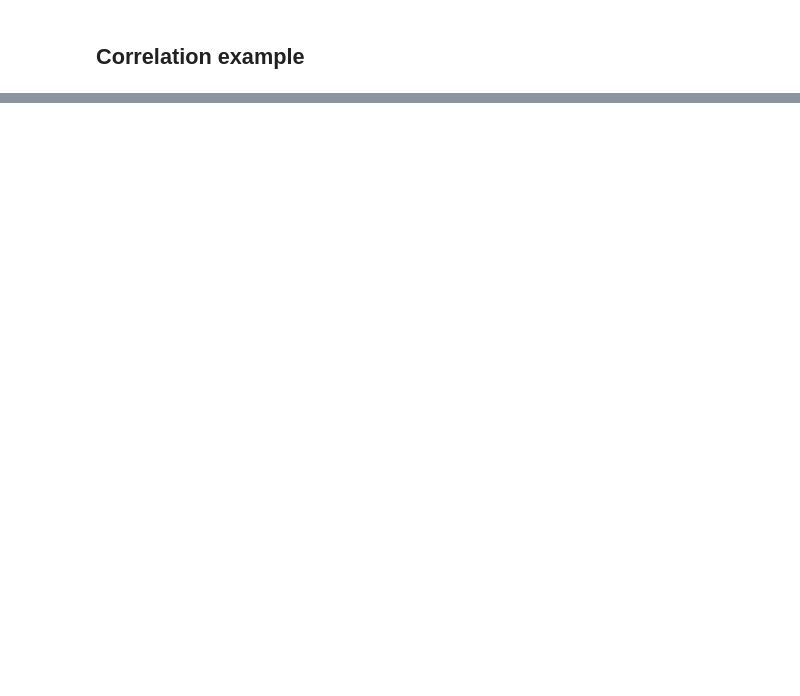
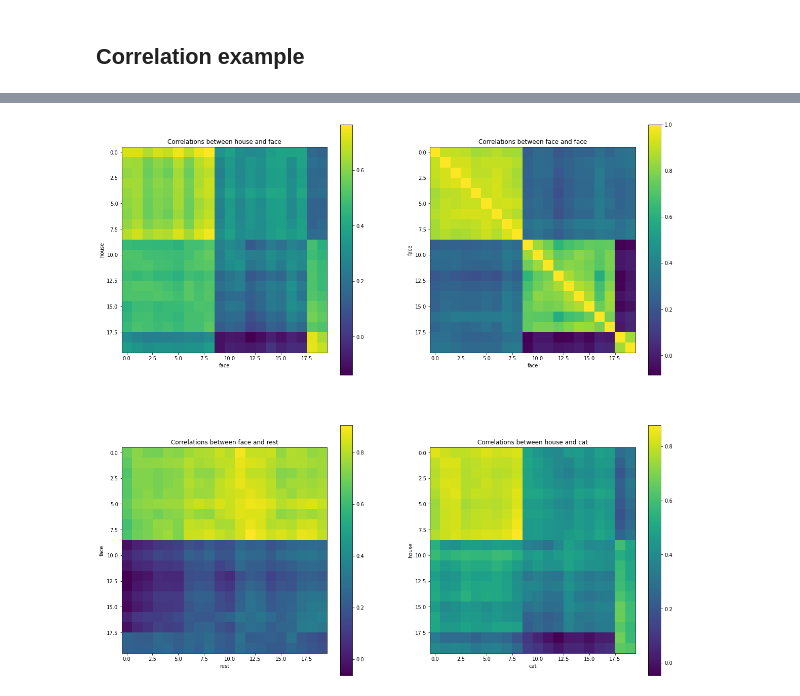
Before and after one commit to MohammadRaziei/FMRI-ANS, a Jupyter notebook: PYMVPA.ipynb, the cells around one changed output, grey strips where cells are left out. Saved outputs shown, nothing was run; the diff lists cells and outputs as text; code cells hidden in the pictures; blank space fills up the shorter version.

```diff
--- a/PYMVPA.ipynb
+++ b/PYMVPA.ipynb
@@ -225,0 +219,12 @@ fig.show()
+# %%
+fig, ax = plt.subplots(2, 2, figsize=(20, 20))
+x, y = 20, 20
+
+show_colormap_corr(ax=ax[0, 0], cat1="house", cat2="face", ds=ds, xx=x, yy=y)
+show_colormap_corr(ax=ax[0, 1], cat1="face", cat2="face", ds=ds, xx=x, yy=y)
+show_colormap_corr(ax=ax[1, 0], cat1="face", cat2="rest", ds=ds, xx=x, yy=y)
+show_colormap_corr(ax=ax[1, 1], cat1="house", cat2="cat", ds=ds, xx=x, yy=y)
+
+fig.show()
+# %% [output]
+[figure, added]
```
Also changed, not shown: parts of 5 cells of this notebook.
